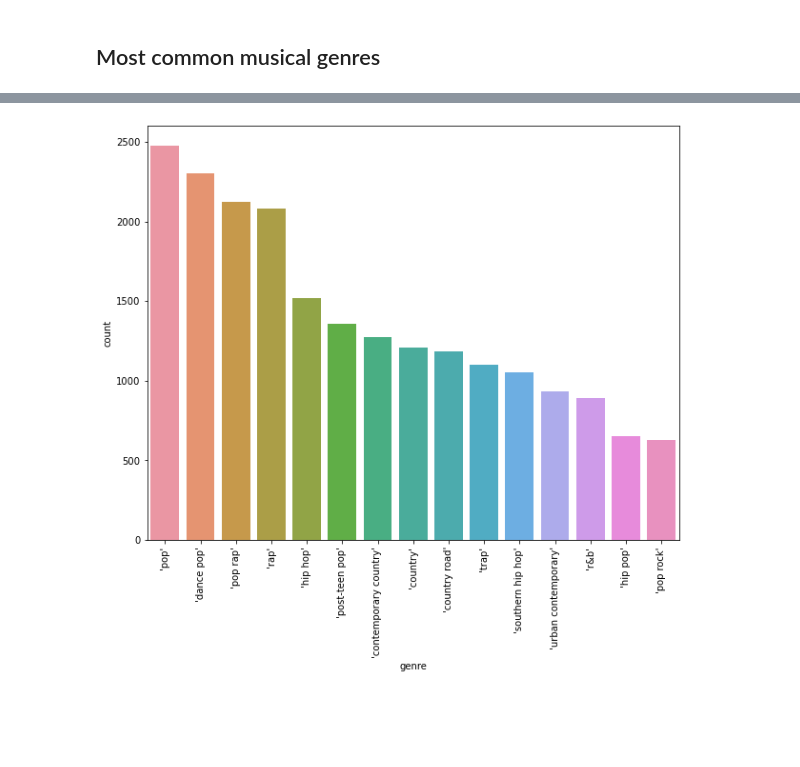
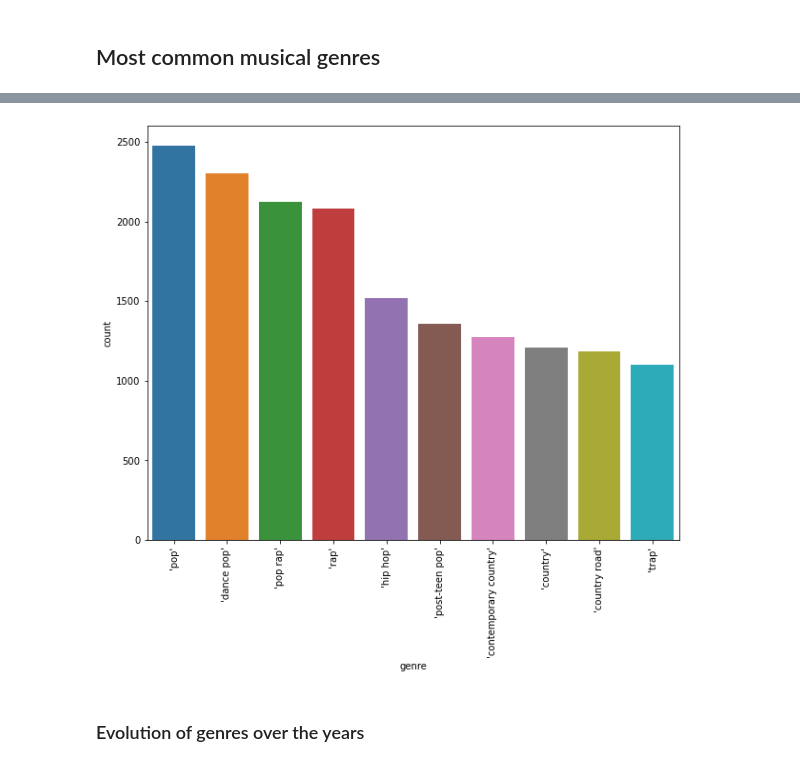
Before and after one commit to luislgm/Music_Hit_Predictor_TFM, a Jupyter notebook: Hit_Data_Analysis/1_hit_analysis.ipynb, the cells around one changed output, grey strips where cells are left out. Saved outputs shown, nothing was run; the diff lists cells and outputs as text; code cells hidden in the pictures; blank space fills up the shorter version.

```diff
--- a/Hit_Data_Analysis/1_hit_analysis.ipynb
+++ b/Hit_Data_Analysis/1_hit_analysis.ipynb
@@ -9,7 +8,7 @@ from collections import Counter
 pd.options.display.max_columns = None
 plt.rcParams['figure.figsize'] = 10, 8
 # %%
-df_hits = pd.read_csv ("../Data/top_100_Billboard_20_years.csv")
+df_hits = pd.read_csv ("../Data/top_100_Billboard_2000_2020.csv")
 # %%
 df_hits.head()
 # %% [output]
@@ -28,6 +27,4 @@ df_hits["id"].nunique()
 # %% [markdown]
 ## boxplot per year
     - we plot boxplot of each characteristic per year to see evolution over time
-# %%
-df_hits.insert(loc=3,column="year", value= df_hits["date_chart"].map (lambda date: parse(date, fuzzy=True).year))
 # %%
@@ -171,8 +194,8 @@ for genre in df_hits_uniq["genres"]:
     all_genres = all_genres + genre.strip('][').split(', ')
 
 count_genres = Counter(all_genres)
-count_genres_15 = count_genres.most_common()[:15]
+count_genres_10 = count_genres.most_common()[:10]
 # %%
-df_count_genres_15 = pd.DataFrame(count_genres_15, columns =['genre', 'count'])
-print (df_count_genres_15)
+df_count_genres_10 = pd.DataFrame(count_genres_10, columns =['genre', 'count'])
+print (df_count_genres_10)
 # %% [output]
@@ -195,5 +213,7 @@ print (df_count_genres_15)
 # %%
-chart = sns.barplot (x="genre", y= "count",data= df_count_genres_15)
+chart = sns.barplot (x="genre", y= "count",data= df_count_genres_10)
 chart.set_xticklabels(chart.get_xticklabels(), rotation=90);
 # %% [output]
-[figure, old version]
+[figure, new version]
+# %% [markdown]
+### Evolution of genres over the years
```
Also changed, not shown: parts of 34 cells of this notebook.
